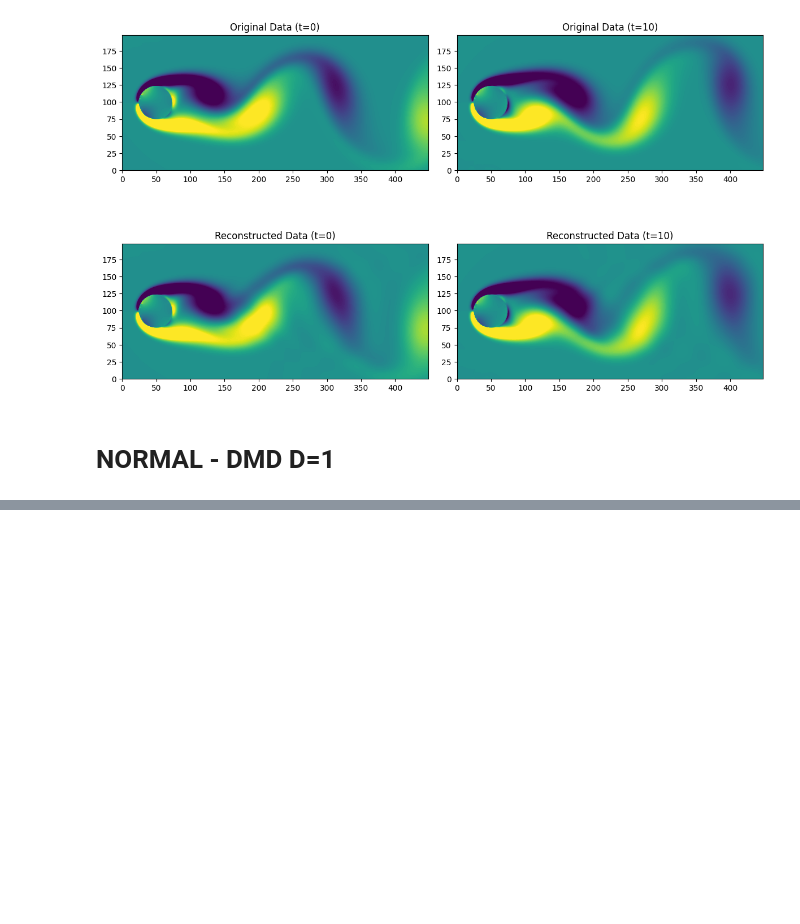
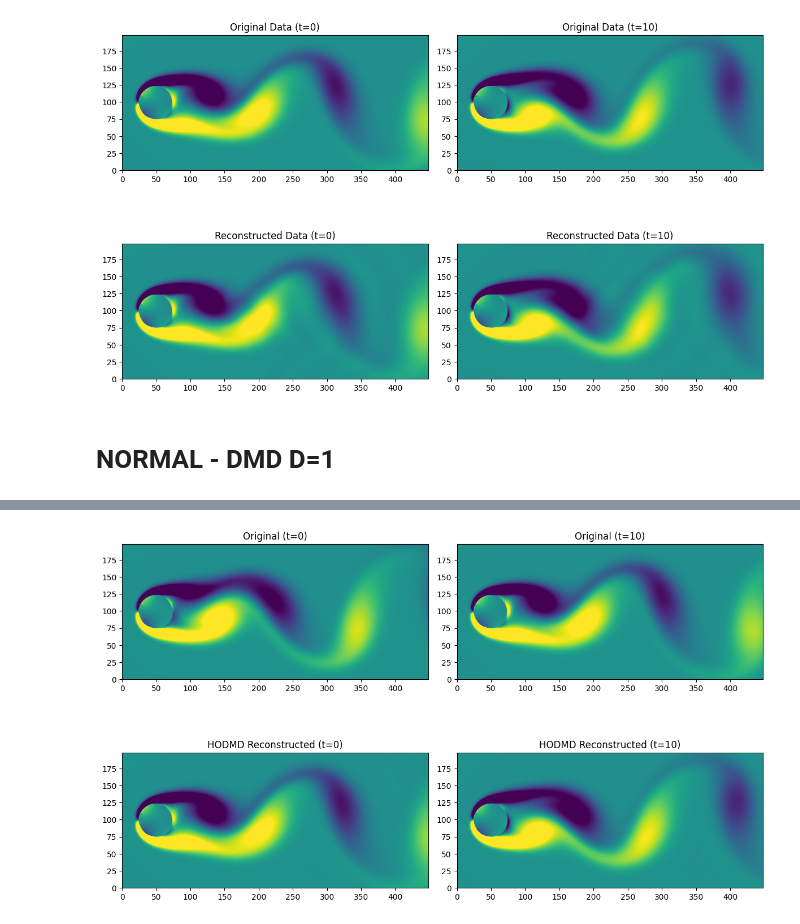
Before and after one commit to CleisonManriqueAguirre/tensor_HODMD_sk, a Jupyter notebook: test_library_cleison.ipynb, the cells around one changed output, grey strips where cells are left out. Cells and saved outputs as stored; diff of their text form; code cells hidden in the pictures; blank space fills up the shorter version.

```diff
--- a/test_library_cleison.ipynb
+++ b/test_library_cleison.ipynb
@@ -176,0 +225,88 @@ Wall time: 5.78 s
+# %%
+# %%timeit
+import numpy as np
+import matplotlib.pyplot as plt
+from scipy import io
+
+def delayed_matrix(X, delay):
+    n, t = X.shape
+    cols = t - delay + 1
+    X_delayed = [X[:, i:i+cols] for i in range(delay)]
+    return np.vstack(X_delayed)
+
+def tolerance(S, threshold=1e-6):
+    S_squared = S**2
+    total_energy = np.sum(S_squared)
+    cumulative = np.cumsum(S_squared[::-1])[::-1]
+    EE = cumulative / total_energy
+    N = np.argmax(EE <= threshold)
+    return int(N)
+
+def HODMD(X, delay, energy_threshold, dt):
+    X_aug = delayed_matrix(X, delay)
+    X1 = X_aug[:, :-1]
+    X2 = X_aug[:, 1:]
+
+    U, S, Vh = np.linalg.svd(X1, full_matrices=False)
+    r = tolerance(S, energy_threshold)
+
+    Ur = U[:, :r].astype(np.complex128)
+    Sr = np.diag(S[:r]).astype(np.complex128)
+    Vr = Vh.conj().T[:, :r].astype(np.complex128)
+
+    Atilde = Ur.conj().T @ X2 @ Vr @ np.linalg.inv(Sr)
+    Lambda, W = np.linalg.eig(Atilde)
+    Phi = X2 @ Vr @ np.linalg.inv(Sr) @ W
+    omega = np.log(Lambda) / dt
+
+    alpha1 = np.linalg.lstsq(Phi, X1[:, 0], rcond=None)[0]
+
+    time_dynamics = np.zeros((r, X1.shape[1]), dtype=np.complex128)
+    print("x1shape",X1.shape[1])
+    for i in range(X1.shape[1]):
+        time_dynamics[:, i] = alpha1 * np.exp(omega * ((i + 1) * dt))
+
+    X_dmd = Phi @ time_dynamics
+    return X_dmd, r
+
+def main():
+    vortall_mat = io.loadmat('VORTALL.mat')
+    X = vortall_mat['VORTALL'][:, :100]
+    m, n = 199, 449
+    delay = 50
+    dt = 1.0
+    energy_threshold = 1e-6
+
+    X_dmd, r = HODMD(X, delay, energy_threshold, dt)
+    print(f"Selected rank r = {r} based on energy threshold {energy_threshold}")
+    print("x_dmd",X_dmd.shape)
+
+    X_trimmed = X[:, delay - 1:]
+    print(X_trimmed.shape)
+
+    X_dmd_trimmed = X_dmd[:449*199,:]
+
+    fig, ax = plt.subplots(2, 2, figsize=(12, 8))
+
+    ax[0, 0].contourf(np.reshape(X_trimmed[:, 0], (n, m)).T, levels=1001, vmin=-2, vmax=2)
+    ax[0, 0].set_title("Original (t=0)")
+    ax[0, 0].set_aspect('equal')
+
+    ax[0, 1].contourf(np.reshape(X_trimmed[:, 10], (n, m)).T, levels=1001, vmin=-2, vmax=2)
+    ax[0, 1].set_title("Original (t=10)")
+    ax[0, 1].set_aspect('equal')
+
+    ax[1, 0].contourf(np.reshape(X_dmd_trimmed[:, 0], (n, m)).T, levels=1001, vmin=-2, vmax=2)
+    ax[1, 0].set_title("HODMD Reconstructed (t=0)")
+    ax[1, 0].set_aspect('equal')
+
+    ax[1, 1].contourf(np.reshape(X_dmd_trimmed[:, 10], (n, m)).T, levels=1001, vmin=-2, vmax=2)
+    ax[1, 1].set_title("HODMD Reconstructed (t=10)")
+    ax[1, 1].set_aspect('equal')
+
+    plt.tight_layout()
+    plt.show()
+
+#just time main function not plots, fix it my genious friend
+%time main()
+# %% [output]
@@ -176,0 +317 @@ Wall time: 5.78 s
+[figure, added]
```
Also changed, not shown: parts of 7 cells of this notebook.
